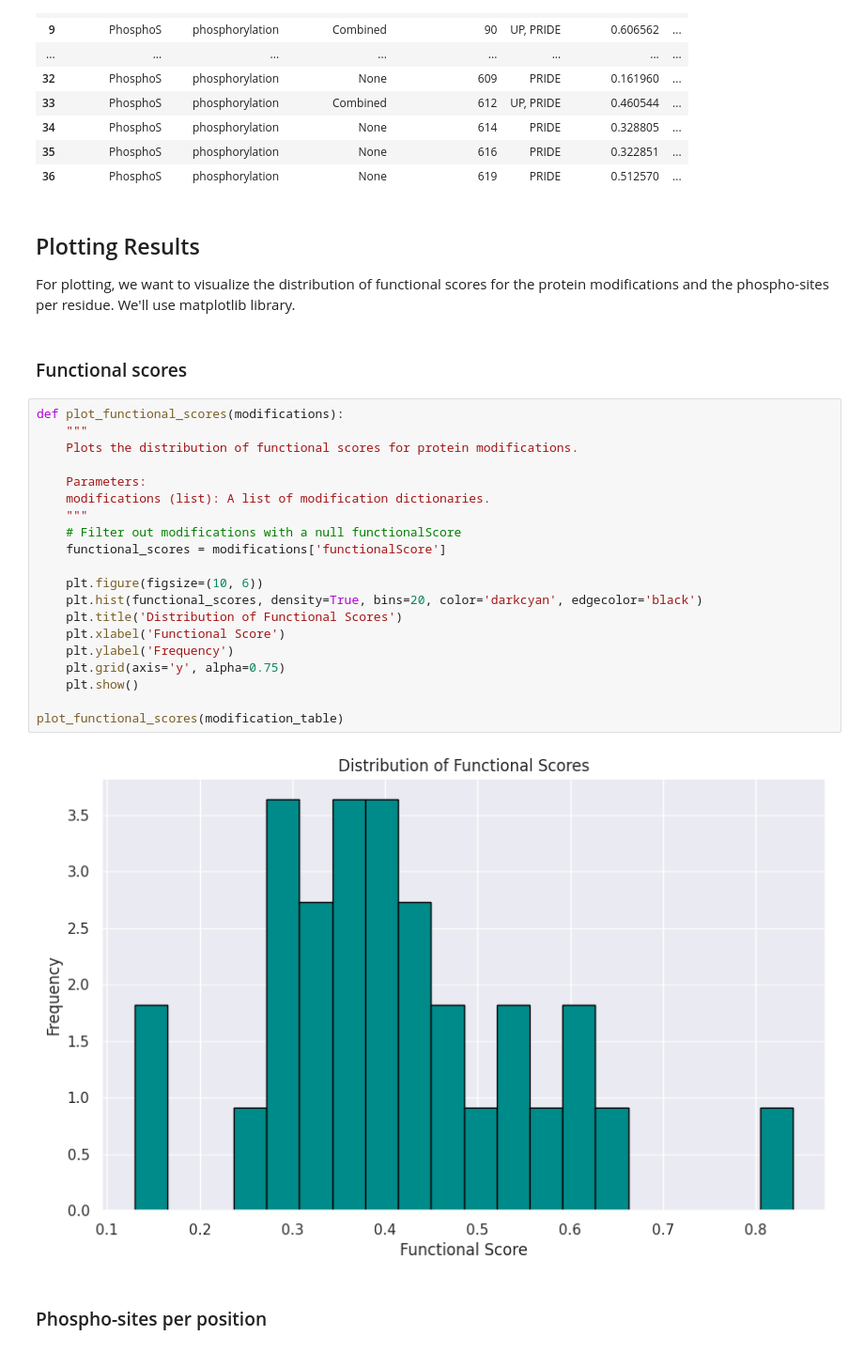
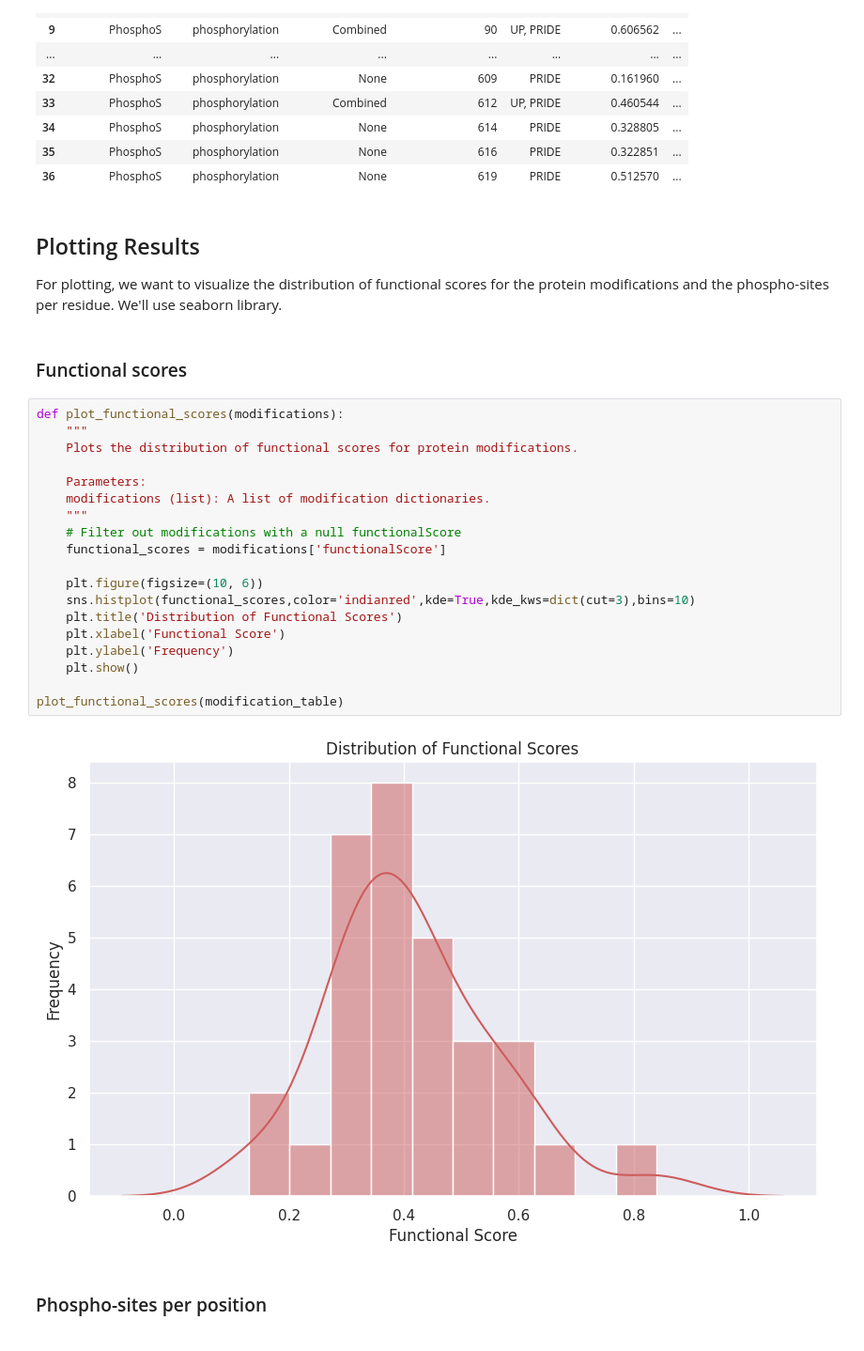
Before and after one commit to Bio2Byte/Scop3P-notebooks, a Jupyter notebook: Scop3P_ O00571.ipynb, the cells around one changed output. Shown at 94% size. Drawn from its saved outputs; the diff is of its cells as text.

Commit message:
Updated plotting functionalities

```diff
--- a/Scop3P_ O00571.ipynb
+++ b/Scop3P_ O00571.ipynb
@@ -163,31 +163,30 @@ display(modification_table)
 # %% [markdown]
 ## Plotting Results
 
-For plotting, we want to visualize the distribution of functional scores for the protein modifications and the phospho-sites per residue. We'll use matplotlib library.
+For plotting, we want to visualize the distribution of functional scores for the protein modifications and the phospho-sites per residue. We'll use seaborn library.
 # %% [markdown]
 ### Functional scores
 # %%
 def plot_functional_scores(modifications):
     """
     Plots the distribution of functional scores for protein modifications.
 
     Parameters:
     modifications (list): A list of modification dictionaries.
     """
     # Filter out modifications with a null functionalScore
     functional_scores = modifications['functionalScore']
 
     plt.figure(figsize=(10, 6))
-    plt.hist(functional_scores, density=True, bins=20, color='darkcyan', edgecolor='black')
+    sns.histplot(functional_scores,color='indianred',kde=True,kde_kws=dict(cut=3),bins=10)
     plt.title('Distribution of Functional Scores')
     plt.xlabel('Functional Score')
     plt.ylabel('Frequency')
-    plt.grid(axis='y', alpha=0.75)
     plt.show()
 
 plot_functional_scores(modification_table)
 # %% [output]
-[figure, old version]
+[figure, new version]
 # %% [markdown]
 ### Phospho-sites per position
 # %%
```
Also changed, not shown: 2 other files.
